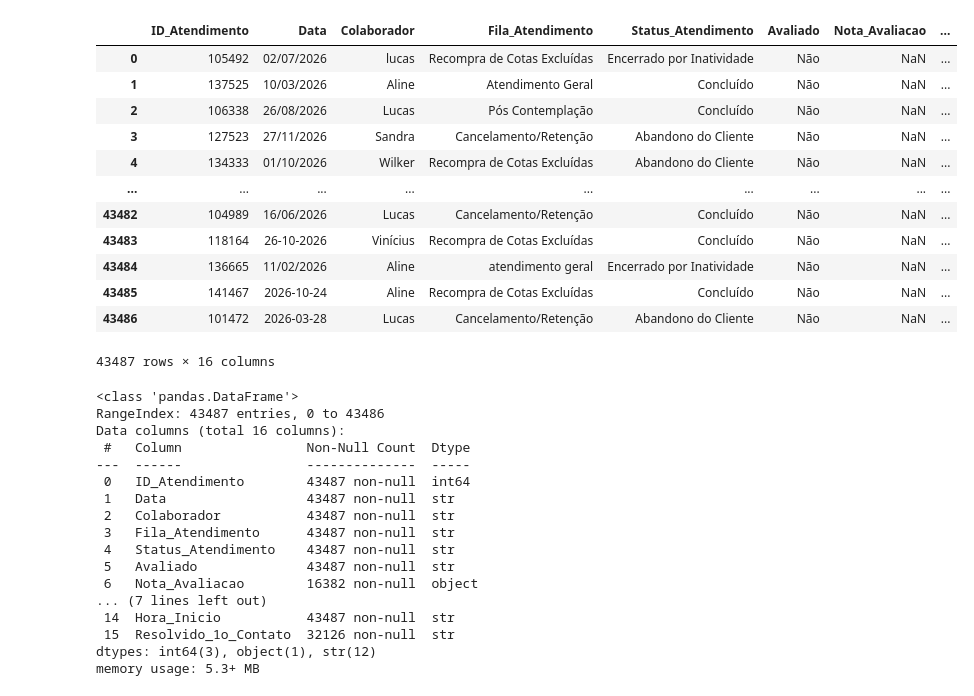
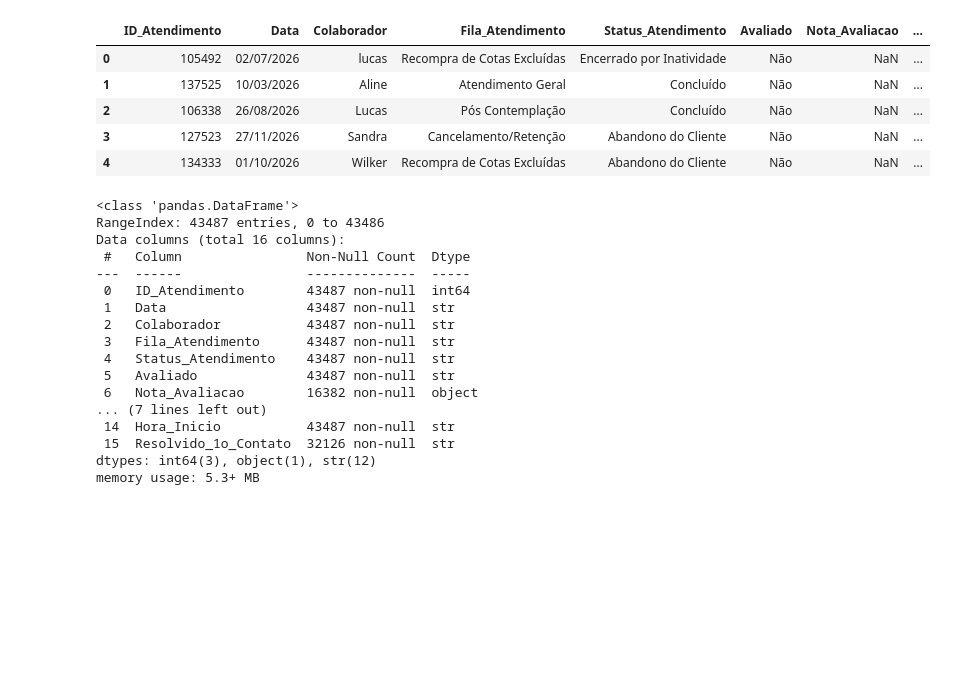
Before and after one commit to lrcosta011-dev/projeto_acompanhamento_equipe, a Jupyter notebook: projeto_equipe_atendimentos.ipynb, the cells around one changed output. Drawn from its saved outputs; the diff is of its cells as text; code cells hidden in the pictures; blank space fills up the shorter version.

Commit message:
Reorganização de pastas e adicionei o restante do tratamento da base e cálculo do ISC
Move as bases para data/, adiciona prints do dashboard e atualiza o ipynb

remove notas.txt

```diff
--- a/projeto_equipe_atendimentos.ipynb
+++ b/projeto_equipe_atendimentos.ipynb
@@ -1,42 +1,35 @@
 # %%
 import pandas as pd
 
-base = pd.read_excel('Base_Atendimentos_v3_BRUTA.xlsx')
+base = pd.read_excel(r'data/Base_Atendimentos_v3_BRUTA.xlsx')
 base['Status_Atendimento'].value_counts(dropna=False)
-display(base)
+display(base[:5])
 
 base.info()
 # %% [output]
 |  | ID_Atendimento | Data | Colaborador | Fila_Atendimento | Status_Atendimento | Avaliado | Nota_Avaliacao | ... |
 | 0 | 105492 | 02/07/2026 | lucas | Recompra de Cotas Excluídas | Encerrado por Inatividade | Não | NaN | ... |
 | 1 | 137525 | 10/03/2026 | Aline | Atendimento Geral | Concluído | Não | NaN | ... |
 | 2 | 106338 | 26/08/2026 | Lucas | Pós Contemplação | Concluído | Não | NaN | ... |
 | 3 | 127523 | 27/11/2026 | Sandra | Cancelamento/Retenção | Abandono do Cliente | Não | NaN | ... |
 | 4 | 134333 | 01/10/2026 | Wilker | Recompra de Cotas Excluídas | Abandono do Cliente | Não | NaN | ... |
-| ... | ... | ... | ... | ... | ... | ... | ... | ... |
-| 43482 | 104989 | 16/06/2026 | Lucas | Cancelamento/Retenção | Concluído | Não | NaN | ... |
-| 43483 | 118164 | 26-10-2026 | Vinícius | Recompra de Cotas Excluídas | Concluído | Não | NaN | ... |
-| 43484 | 136665 | 11/02/2026 | Aline | atendimento geral | Encerrado por Inatividade | Não | NaN | ... |
-| 43485 | 141467 | 2026-10-24 | Aline | Recompra de Cotas Excluídas | Concluído | Não | NaN | ... |
-| 43486 | 101472 | 2026-03-28 | Lucas | Cancelamento/Retenção | Abandono do Cliente | Não | NaN | ... |
-43487 rows × 16 columns
+<class 'pandas.DataFrame'>
+RangeIndex: 43487 entries, 0 to 43486
+Data columns (total 16 columns):
+ #   Column                Non-Null Count  Dtype
+---  ------                --------------  -----
+ 0   ID_Atendimento        43487 non-null  int64
+ 1   Data                  43487 non-null  str
+ 2   Colaborador           43487 non-null  str
+ 3   Fila_Atendimento      43487 non-null  str
+ 4   Status_Atendimento    43487 non-null  str
+ 5   Avaliado              43487 non-null  str
+ 6   Nota_Avaliacao        16382 non-null  object
+... (7 lines left out)
+ 14  Hora_Inicio           43487 non-null  str
+ 15  Resolvido_1o_Contato  32126 non-null  str
+dtypes: int64(3), object(1), str(12)
+memory usage: 5.3+ MB
-<class 'pandas.DataFrame'>
-RangeIndex: 43487 entries, 0 to 43486
-Data columns (total 16 columns):
- #   Column                Non-Null Count  Dtype
----  ------                --------------  -----
- 0   ID_Atendimento        43487 non-null  int64
- 1   Data                  43487 non-null  str
- 2   Colaborador           43487 non-null  str
- 3   Fila_Atendimento      43487 non-null  str
- 4   Status_Atendimento    43487 non-null  str
- 5   Avaliado              43487 non-null  str
- 6   Nota_Avaliacao        16382 non-null  object
-... (7 lines left out)
- 14  Hora_Inicio           43487 non-null  str
- 15  Resolvido_1o_Contato  32126 non-null  str
-dtypes: int64(3), object(1), str(12)
-memory usage: 5.3+ MB
 # %%
 def limpar_texto(coluna):
     return(
```
Also changed, not shown: parts of 11 cells of this notebook, 6 other files.
